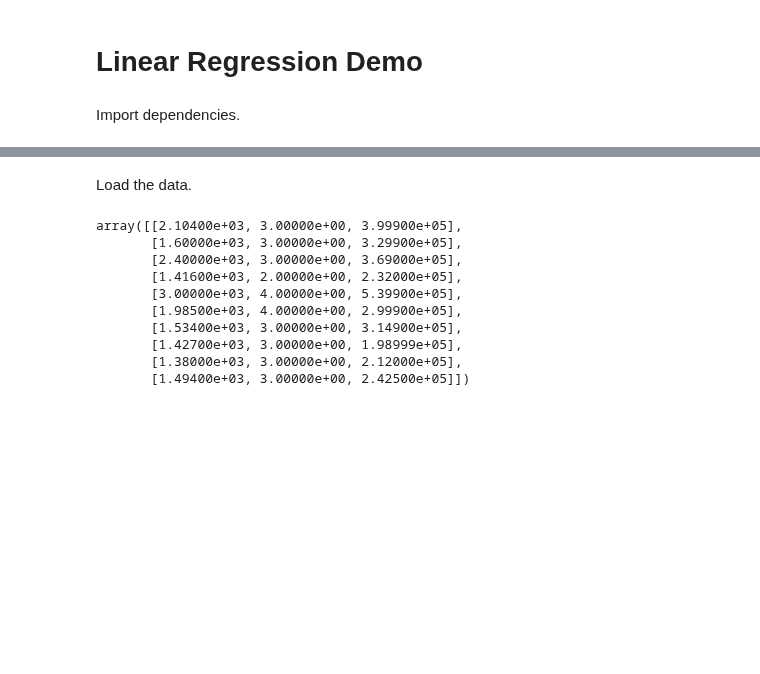
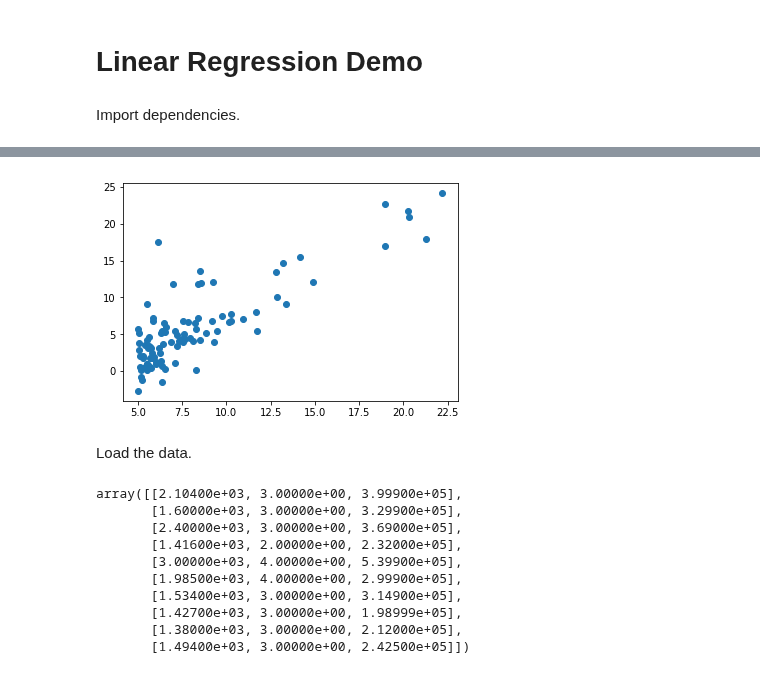
Before and after one commit to trekhleb/homemade-machine-learning, a Jupyter notebook: src/linear_regression/linear_regression.ipynb, the cells around one changed output, grey strips where cells are left out. Saved outputs shown, nothing was run; the diff lists cells and outputs as text; code cells hidden in the pictures; blank space fills up the shorter version.

```diff
--- a/src/linear_regression/linear_regression.ipynb
+++ b/src/linear_regression/linear_regression.ipynb
@@ -8,3 +8,9 @@ from mpl_toolkits.mplot3d import Axes3D # pylint: disable=unused-import
 import numpy as np
 import matplotlib.pyplot as plot
 from linear_regression import LinearRegression
+# %%
+DATA = np.genfromtxt('../../data/linear-data.csv', delimiter=',')
+# %%
+# Split the by input and output.
+X = DATA[:, 0:1]
+Y = DATA[:, 1:]
@@ -11,3 +48,8 @@ from linear_regression import LinearRegression
+# %%
+plot.scatter(X, Y)
+plot.show()
+# %% [output]
+[figure, added]
 # %% [markdown]
 Load the data.
 # %%
```
Also changed, not shown: parts of 2 cells of this notebook, 1 other file.
